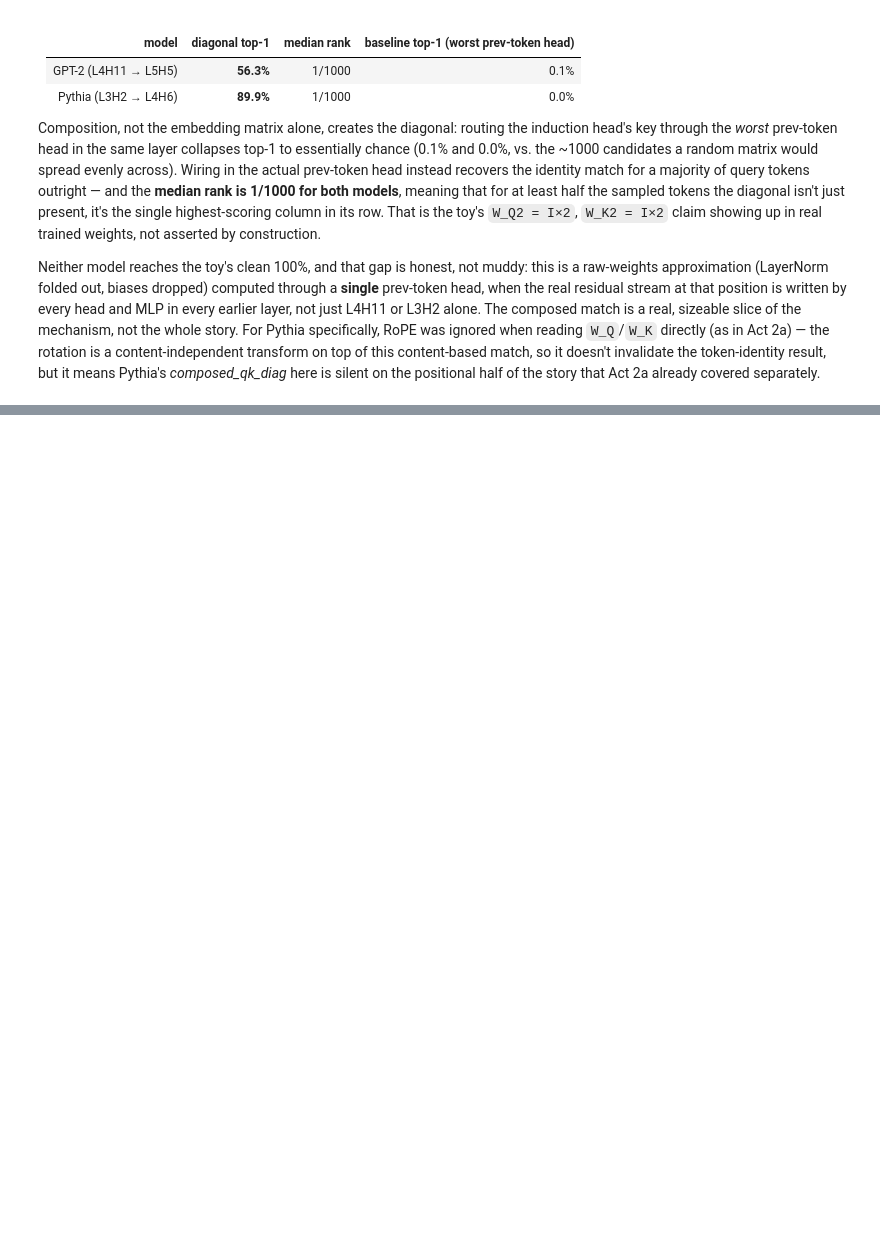
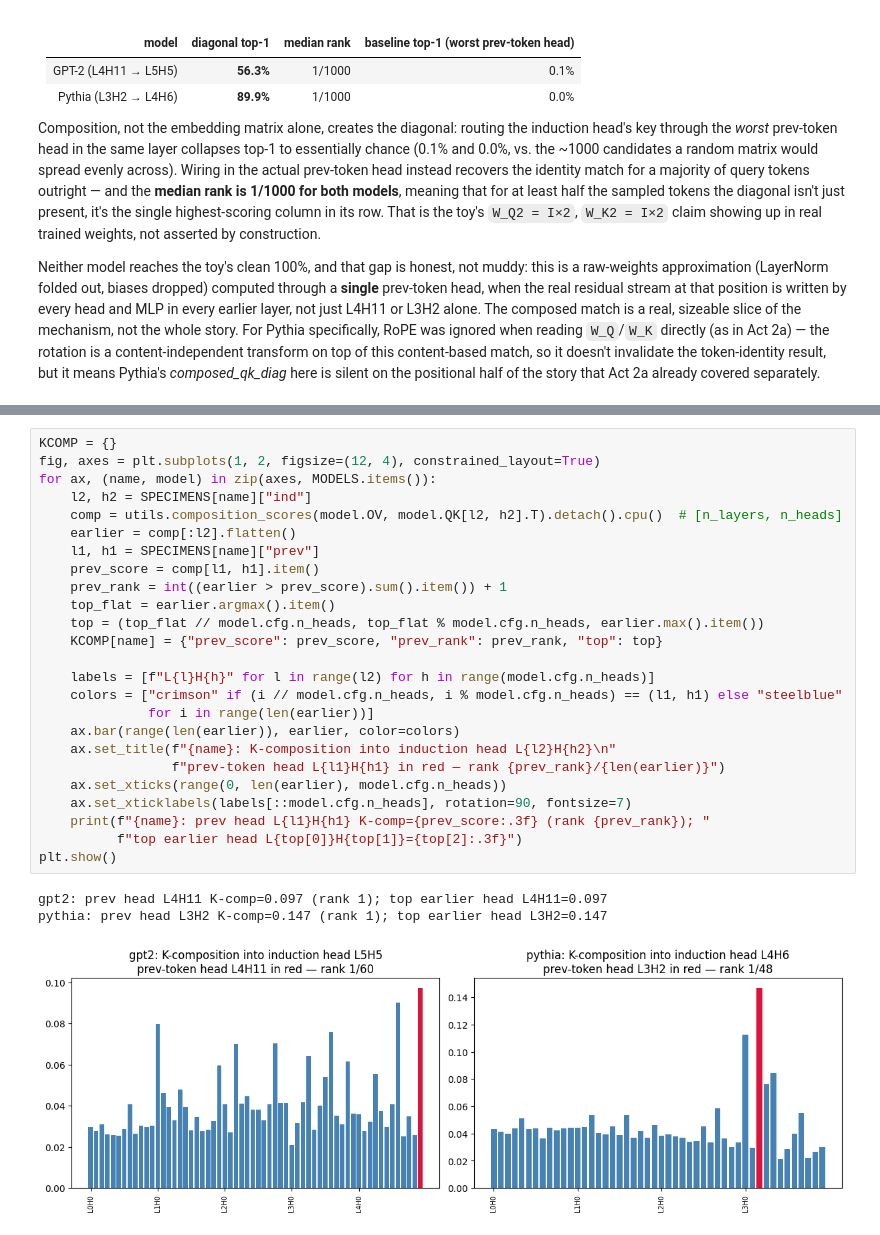
Before and after one commit to barmag/fanous-llm-lens, a Jupyter notebook: notebooks/in_context_learning/induction_heads_in_the_wild.ipynb, the cells around one changed output, grey strips where cells are left out. Drawn from its saved outputs; the diff is of its cells as text; blank space fills up the shorter version.

```diff
--- a/notebooks/in_context_learning/induction_heads_in_the_wild.ipynb
+++ b/notebooks/in_context_learning/induction_heads_in_the_wild.ipynb
@@ -330,0 +339,29 @@ Neither model reaches the toy's clean 100%, and that gap is honest, not muddy: t
+# %%
+KCOMP = {}
+fig, axes = plt.subplots(1, 2, figsize=(12, 4), constrained_layout=True)
+for ax, (name, model) in zip(axes, MODELS.items()):
+    l2, h2 = SPECIMENS[name]["ind"]
+    comp = utils.composition_scores(model.OV, model.QK[l2, h2].T).detach().cpu()  # [n_layers, n_heads]
+    earlier = comp[:l2].flatten()
+    l1, h1 = SPECIMENS[name]["prev"]
+    prev_score = comp[l1, h1].item()
+    prev_rank = int((earlier > prev_score).sum().item()) + 1
+    top_flat = earlier.argmax().item()
+    top = (top_flat // model.cfg.n_heads, top_flat % model.cfg.n_heads, earlier.max().item())
+    KCOMP[name] = {"prev_score": prev_score, "prev_rank": prev_rank, "top": top}
+
+    labels = [f"L{l}H{h}" for l in range(l2) for h in range(model.cfg.n_heads)]
+    colors = ["crimson" if (i // model.cfg.n_heads, i % model.cfg.n_heads) == (l1, h1) else "steelblue"
+              for i in range(len(earlier))]
+    ax.bar(range(len(earlier)), earlier, color=colors)
+    ax.set_title(f"{name}: K-composition into induction head L{l2}H{h2}\n"
+                 f"prev-token head L{l1}H{h1} in red — rank {prev_rank}/{len(earlier)}")
+    ax.set_xticks(range(0, len(earlier), model.cfg.n_heads))
+    ax.set_xticklabels(labels[::model.cfg.n_heads], rotation=90, fontsize=7)
+    print(f"{name}: prev head L{l1}H{h1} K-comp={prev_score:.3f} (rank {prev_rank}); "
+          f"top earlier head L{top[0]}H{top[1]}={top[2]:.3f}")
+plt.show()
+# %% [output]
+gpt2: prev head L4H11 K-comp=0.097 (rank 1); top earlier head L4H11=0.097
+pythia: prev head L3H2 K-comp=0.147 (rank 1); top earlier head L3H2=0.147
+[figure, added]
```
Also changed, not shown: parts of 3 cells of this notebook.
